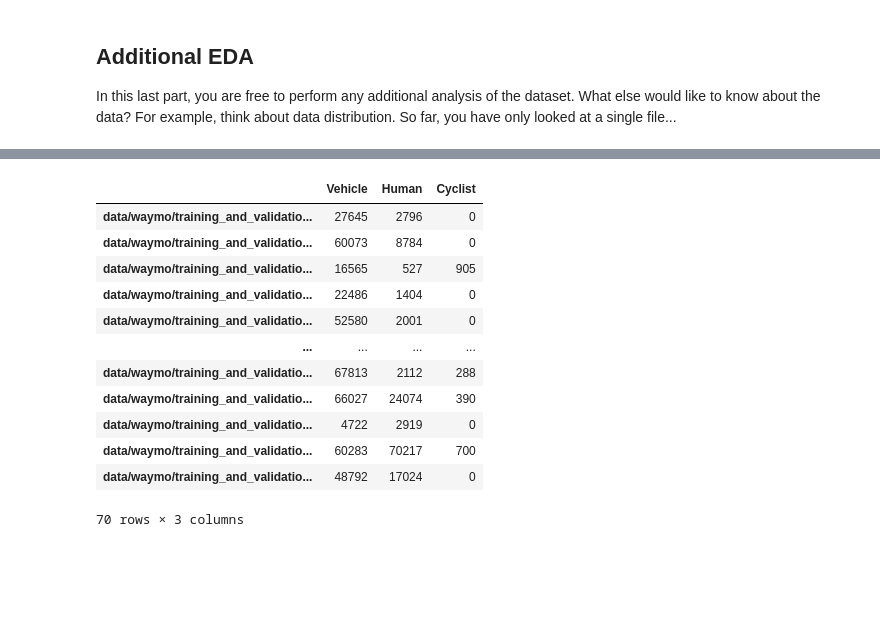
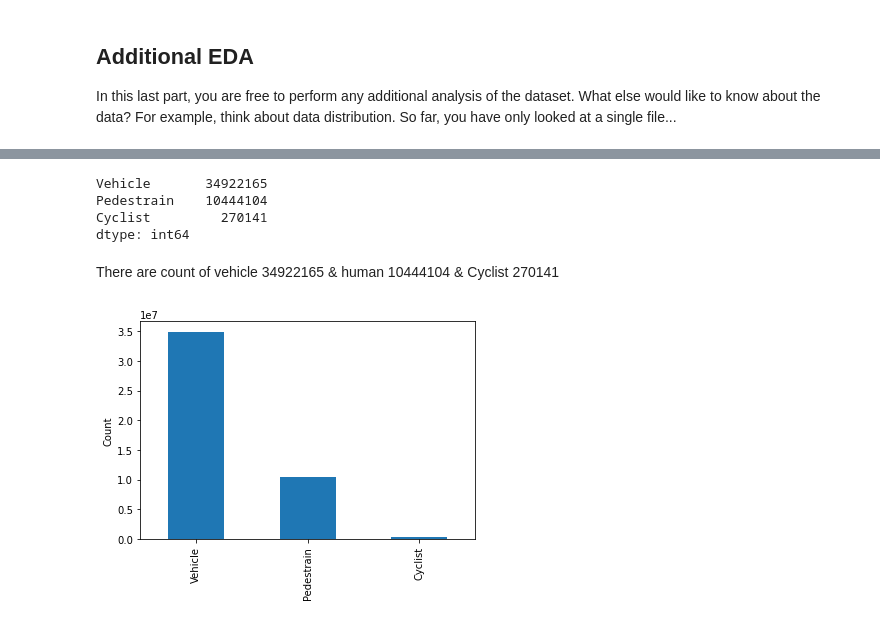
Before and after one commit to arurama/nd013-c1-vision-starter, a Jupyter notebook: Exploratory Data Analysis.ipynb, the cells around one changed output, grey strips where cells are left out. Cells and saved outputs as stored; diff of their text form; code cells hidden in the pictures; blank space fills up the shorter version.

```diff
--- a/Exploratory Data Analysis.ipynb
+++ b/Exploratory Data Analysis.ipynb
@@ -253,17 +207,18 @@ Cyclist      2726
 dtype: int64
-# %%
-df[(df['Human'] >100)]
-# %% [output]
-|  | Vehicle | Human | Cyclist |
-| data/waymo/training_and_validatio... | 27645 | 2796 | 0 |
-| data/waymo/training_and_validatio... | 60073 | 8784 | 0 |
-| data/waymo/training_and_validatio... | 16565 | 527 | 905 |
-| data/waymo/training_and_validatio... | 22486 | 1404 | 0 |
-| data/waymo/training_and_validatio... | 52580 | 2001 | 0 |
-| ... | ... | ... | ... |
-| data/waymo/training_and_validatio... | 67813 | 2112 | 288 |
-| data/waymo/training_and_validatio... | 66027 | 24074 | 390 |
-| data/waymo/training_and_validatio... | 4722 | 2919 | 0 |
-| data/waymo/training_and_validatio... | 60283 | 70217 | 700 |
-| data/waymo/training_and_validatio... | 48792 | 17024 | 0 |
-70 rows × 3 columns
+# %%
+overall=df_waymo.sum(axis = 0, skipna = True)
+# %%
+print (overall)
+# %% [output]
+Vehicle       34922165
+Pedestrain    10444104
+Cyclist         270141
+dtype: int64
+# %% [markdown]
+There are count of vehicle 34922165 & human 10444104 & Cyclist 270141
+# %%
+ax = overall.plot.bar()
+ax.set(xlabel='', ylabel='Count')
+ax.set_yscale('linear')
+# %% [output]
+[figure, added]
```
Also changed, not shown: parts of 28 cells of this notebook, 2 other files.
